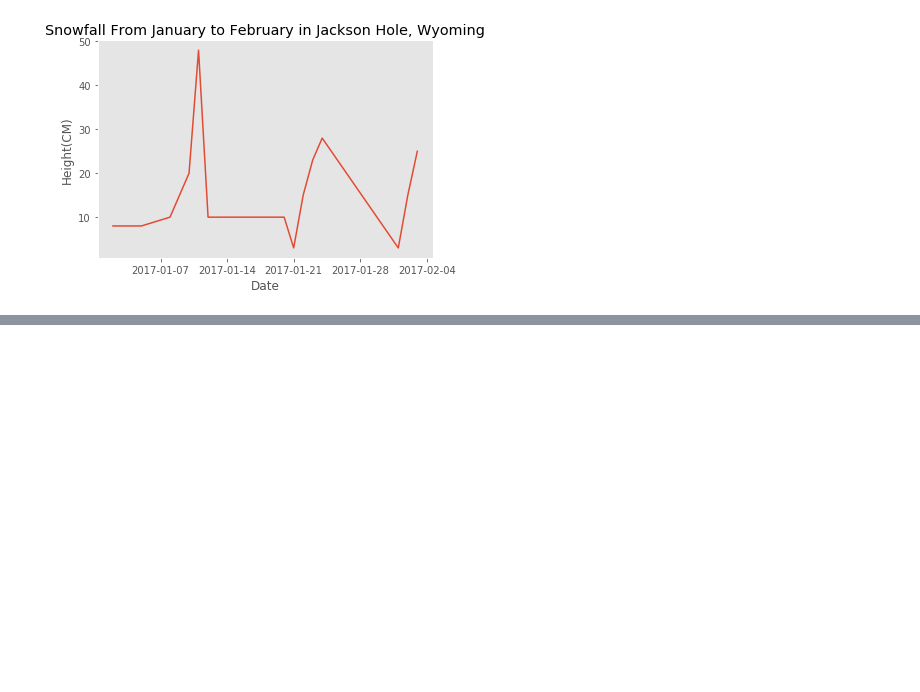
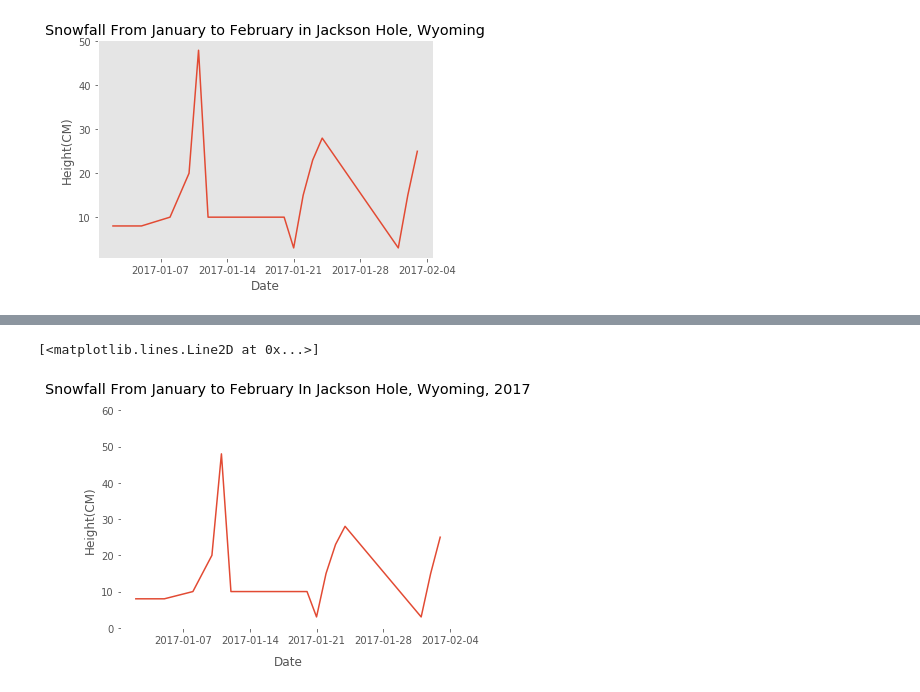
Before and after one commit to a13xk13m/VisualisationPractice, a Jupyter notebook: Assignment 11.ipynb, the cells around one changed output, grey strips where cells are left out. Cells and saved outputs as stored; diff of their text form; code cells hidden in the pictures; blank space fills up the shorter version.

```diff
--- a/Assignment 11.ipynb
+++ b/Assignment 11.ipynb
@@ -85,0 +122,20 @@ plt.plot(x, y)
+# %%
+#Label x and y axis with proper names
+plt.ylabel("Height(CM)")
+plt.xlabel("Date")
+#Add a title
+plt.title("Snowfall From January to February in Jackson Hole, Wyoming")
+#Remove Gridlines to make the graph look better
+plt.grid(b=None)
+#Extend y limits to look better
+plt.ylim(bottom=0, top=60)
+#change the background color to make it easier to read and more fitting for a white background
+plt.rcParams['axes.facecolor'] = 'white'
+#Add margin to make the graph easier to read
+plt.title("Snowfall From January to February In Jackson Hole, Wyoming, 2017", y=1.05)
+#Add a margin to the bottom to make it a little bit cleaner
+plt.xlabel("Date", labelpad=10)
+plt.plot(x, y)
+# %% [output]
+[<matplotlib.lines.Line2D at 0x...>]
+[figure, added]
```
Also changed, not shown: parts of 3 cells of this notebook.
